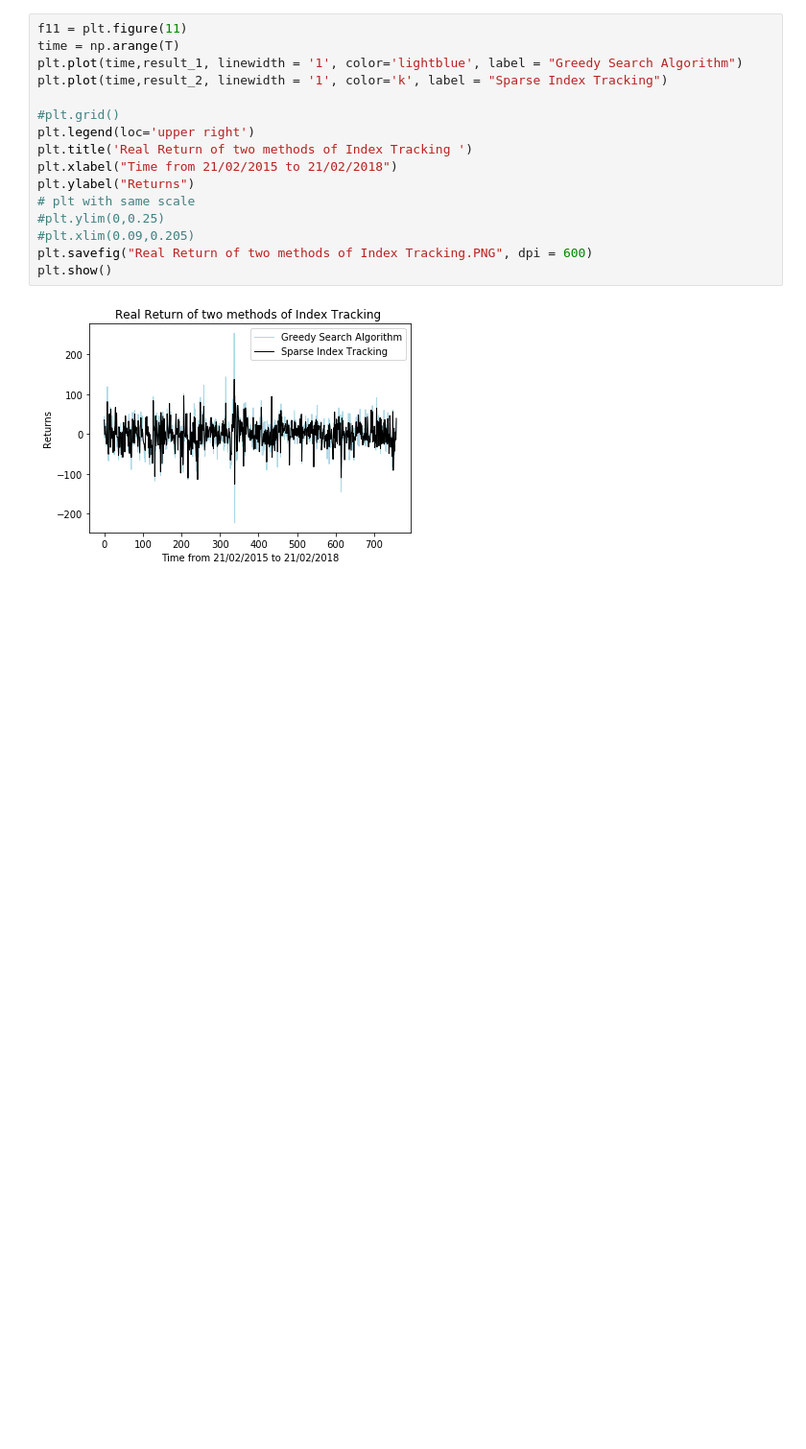
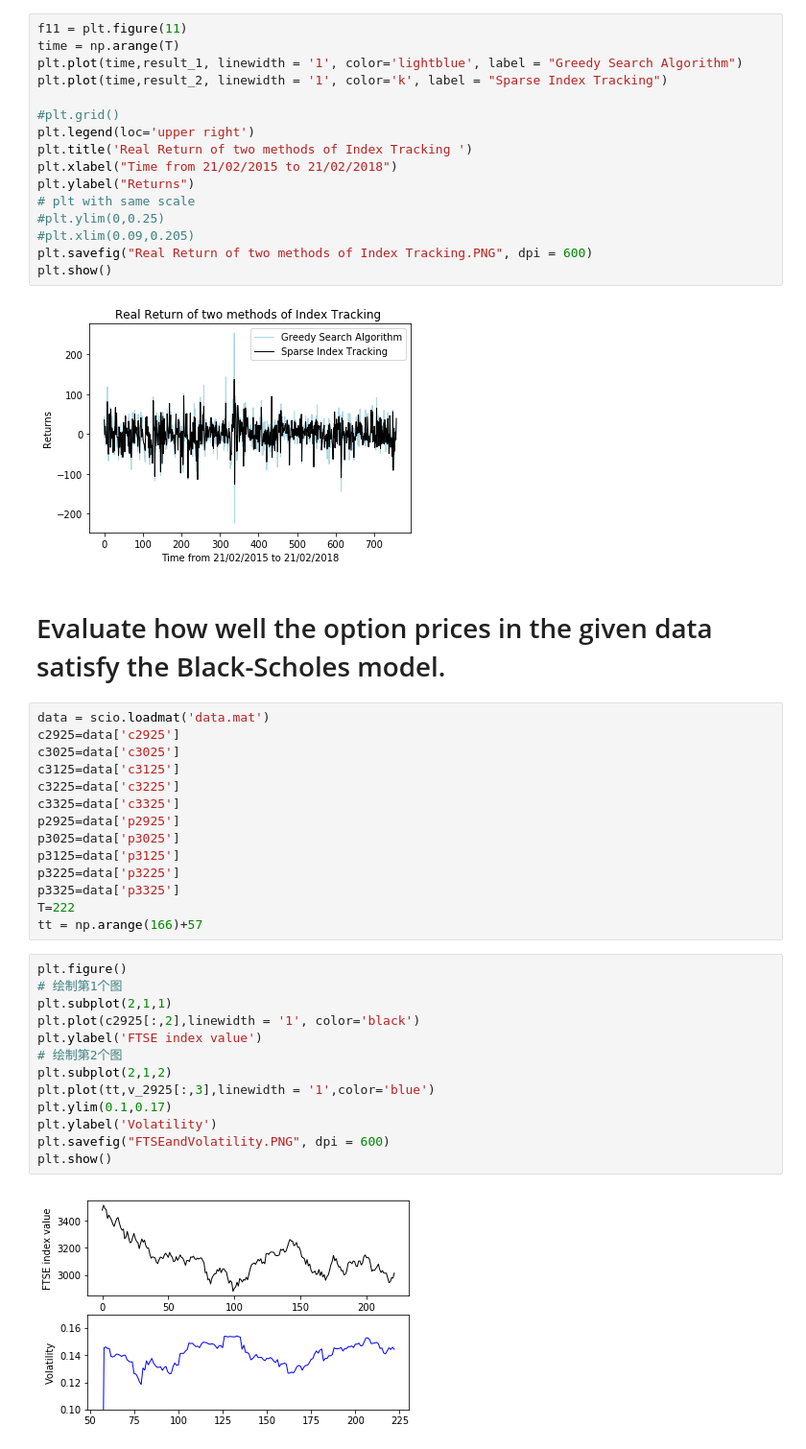
Before and after one commit to Trouble404/Computational-Finance-coursework, a Jupyter notebook: comp6212.ipynb, the cells around one changed output. Shown at 96% size. Saved outputs shown, nothing was run; the diff lists cells and outputs as text; blank space fills up the shorter version.

```diff
--- a/comp6212.ipynb
+++ b/comp6212.ipynb
@@ -856,3 +859,34 @@ plt.savefig("Real Return of two methods of Index Tracking.PNG", dpi = 600)
 plt.show()
 # %% [output]
 [figure]
+# %% [markdown]
+# Evaluate how well the option prices in the given data satisfy the Black-Scholes model.
+# %%
+data = scio.loadmat('data.mat')
+c2925=data['c2925']
+c3025=data['c3025']
+c3125=data['c3125']
+c3225=data['c3225']
+c3325=data['c3325']
+p2925=data['p2925']
+p3025=data['p3025']
+p3125=data['p3125']
+p3225=data['p3225']
+p3325=data['p3325']
+T=222
+tt = np.arange(166)+57
+# %%
+plt.figure()
+# 绘制第1个图
+plt.subplot(2,1,1)
+plt.plot(c2925[:,2],linewidth = '1', color='black')
+plt.ylabel('FTSE index value')
+# 绘制第2个图
+plt.subplot(2,1,2)
+plt.plot(tt,v_2925[:,3],linewidth = '1',color='blue')
+plt.ylim(0.1,0.17)
+plt.ylabel('Volatility')
+plt.savefig("FTSEandVolatility.PNG", dpi = 600)
+plt.show()
+# %% [output]
+[figure, added]
```
Also changed, not shown: parts of 16 cells of this notebook.
